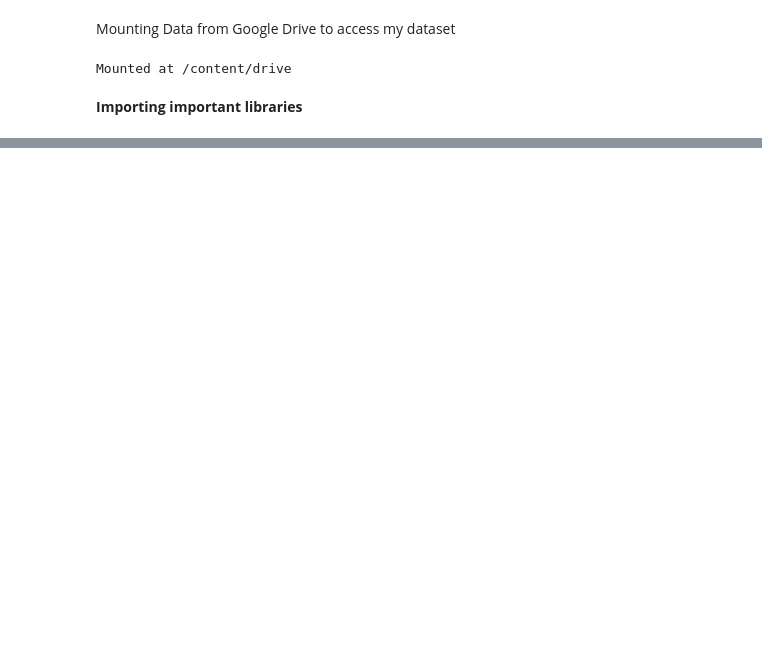
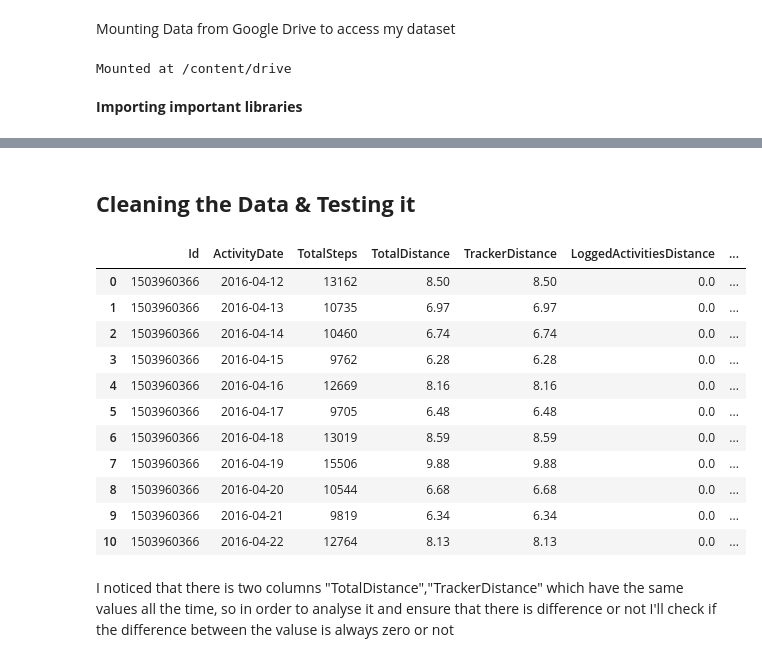
Before and after one commit to m7mdashrf/DataAnalysisCases, a Jupyter notebook: BellabitDataAnalysis.ipynb, the cells around one changed output, grey strips where cells are left out. Saved outputs shown, nothing was run; the diff lists cells and outputs as text; code cells hidden in the pictures; blank space fills up the shorter version.

```diff
--- a/BellabitDataAnalysis.ipynb
+++ b/BellabitDataAnalysis.ipynb
@@ -35,0 +57,24 @@ dailyActivity.head(11)
+# %% [markdown]
+## **Cleaning the Data & Testing it**
+# %%
+#Cleaning the Data & Testing it
+
+dailyActivity['Id'] = dailyActivity['Id'].astype(str)
+dailyActivity['ActivityDate']=pd.to_datetime(dailyActivity['ActivityDate'], format ='%m/%d/%Y')
+dailyActivity.dtypes
+dailyActivity.head(11)
+# %% [output]
+|  | Id | ActivityDate | TotalSteps | TotalDistance | TrackerDistance | LoggedActivitiesDistance | ... |
+| 0 | 1503960366 | 2016-04-12 | 13162 | 8.50 | 8.50 | 0.0 | ... |
+| 1 | 1503960366 | 2016-04-13 | 10735 | 6.97 | 6.97 | 0.0 | ... |
+| 2 | 1503960366 | 2016-04-14 | 10460 | 6.74 | 6.74 | 0.0 | ... |
+| 3 | 1503960366 | 2016-04-15 | 9762 | 6.28 | 6.28 | 0.0 | ... |
+| 4 | 1503960366 | 2016-04-16 | 12669 | 8.16 | 8.16 | 0.0 | ... |
+| 5 | 1503960366 | 2016-04-17 | 9705 | 6.48 | 6.48 | 0.0 | ... |
+| 6 | 1503960366 | 2016-04-18 | 13019 | 8.59 | 8.59 | 0.0 | ... |
+| 7 | 1503960366 | 2016-04-19 | 15506 | 9.88 | 9.88 | 0.0 | ... |
+| 8 | 1503960366 | 2016-04-20 | 10544 | 6.68 | 6.68 | 0.0 | ... |
+| 9 | 1503960366 | 2016-04-21 | 9819 | 6.34 | 6.34 | 0.0 | ... |
+| 10 | 1503960366 | 2016-04-22 | 12764 | 8.13 | 8.13 | 0.0 | ... |
+# %% [markdown]
+I noticed that there is two columns "TotalDistance","TrackerDistance" which have the same values all the time, so in order to analyse it and ensure that there is difference or not I'll check if the difference between the valuse is always zero or not
```
Also changed, not shown: parts of 8 cells of this notebook.
